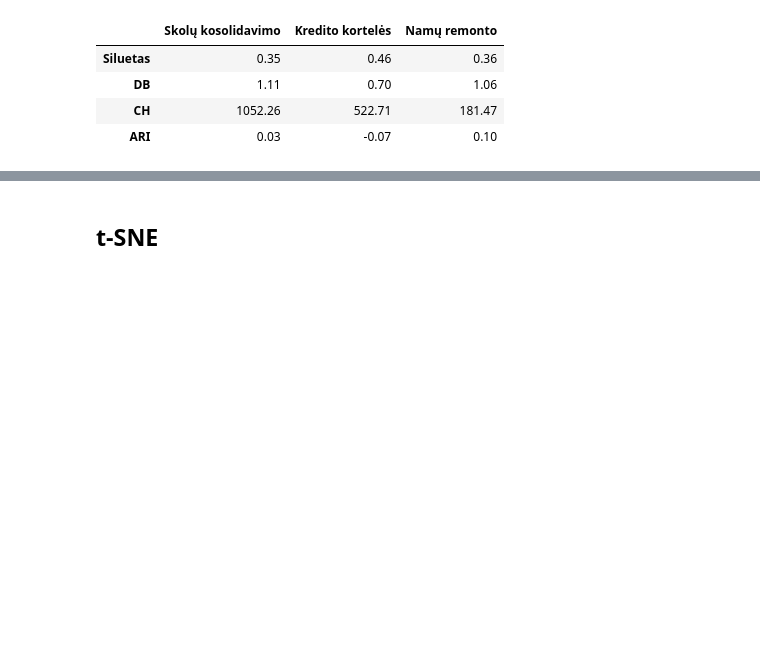
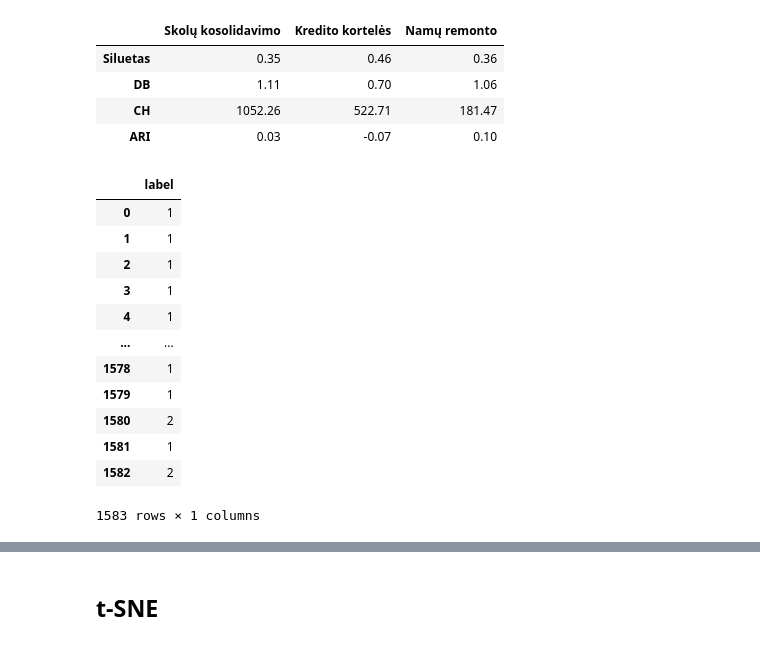
Before and after one commit to EvelinaDu/Papildomi_duomenu_vizualizavimo_skyriai, a Jupyter notebook: 3_laboratorinis/Hierarchical.ipynb, the cells around one changed output, grey strips where cells are left out. Saved outputs shown, nothing was run; the diff lists cells and outputs as text; code cells hidden in the pictures; blank space fills up the shorter version.

Commit message:
Hierarchical.ipynb cross tables

```diff
--- a/3_laboratorinis/Hierarchical.ipynb
+++ b/3_laboratorinis/Hierarchical.ipynb
@@ -564,3 +564,19 @@ pd.DataFrame({group_names[i]: [round(scores[i][j], 2) for j in range(4)] for i i
 | DB | 1.11 | 0.70 | 1.06 |
 | CH | 1052.26 | 522.71 | 181.47 |
 | ARI | 0.03 | -0.07 | 0.10 |
+# %%
+pd.DataFrame({'label': labels_debt})
+# %% [output]
+|  | label |
+| 0 | 1 |
+| 1 | 1 |
+| 2 | 1 |
+| 3 | 1 |
+| 4 | 1 |
+| ... | ... |
+| 1578 | 1 |
+| 1579 | 1 |
+| 1580 | 2 |
+| 1581 | 1 |
+| 1582 | 2 |
+1583 rows × 1 columns
```
Also changed, not shown: parts of 4 cells of this notebook.
